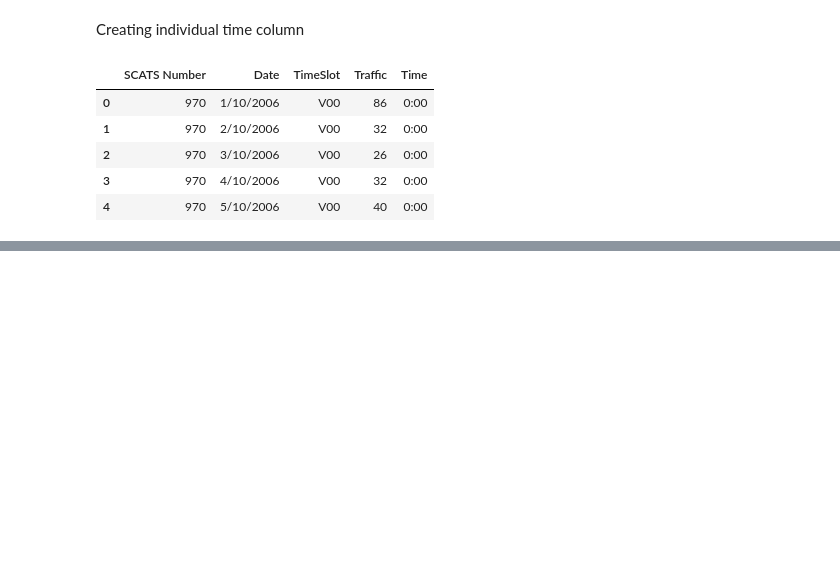
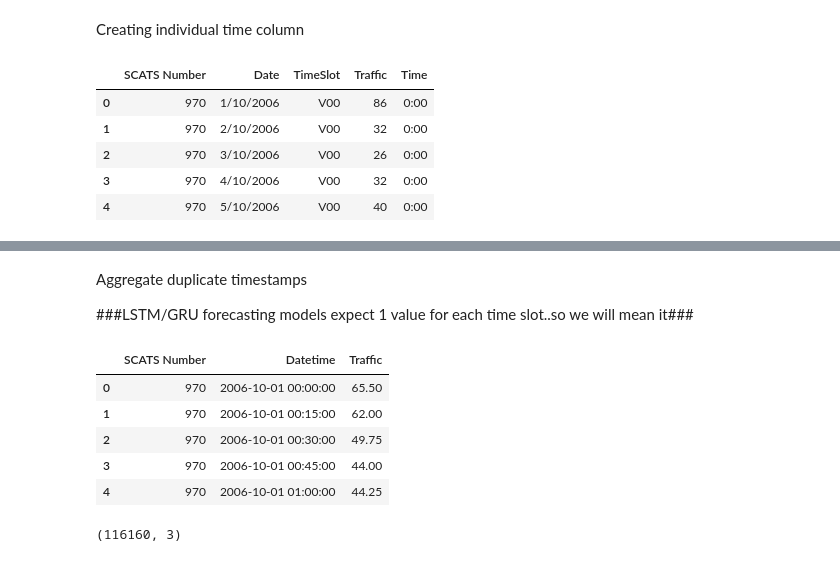
Before and after one commit to Asif1122-N/Assignment2B, a Jupyter notebook: notebook/eda.ipynb, the cells around one changed output, grey strips where cells are left out. Cells and saved outputs as stored; diff of their text form; code cells hidden in the pictures; blank space fills up the shorter version.

```diff
--- a/notebook/eda.ipynb
+++ b/notebook/eda.ipynb
@@ -132,0 +194,22 @@ df_long.head()
+# %% [markdown]
+Aggregate duplicate timestamps
+
+###LSTM/GRU forecasting models expect 1 value for each time slot..so we will mean it###
+# %%
+df_long = df_long.groupby(
+    ["SCATS Number", "Datetime"],
+    as_index=False
+)["Traffic"].mean()
+
+df_long.head()
+# %% [output]
+|  | SCATS Number | Datetime | Traffic |
+| 0 | 970 | 2006-10-01 00:00:00 | 65.50 |
+| 1 | 970 | 2006-10-01 00:15:00 | 62.00 |
+| 2 | 970 | 2006-10-01 00:30:00 | 49.75 |
+| 3 | 970 | 2006-10-01 00:45:00 | 44.00 |
+| 4 | 970 | 2006-10-01 01:00:00 | 44.25 |
+# %%
+df_long.shape
+# %% [output]
+(116160, 3)
```
Also changed, not shown: parts of 5 cells of this notebook.
